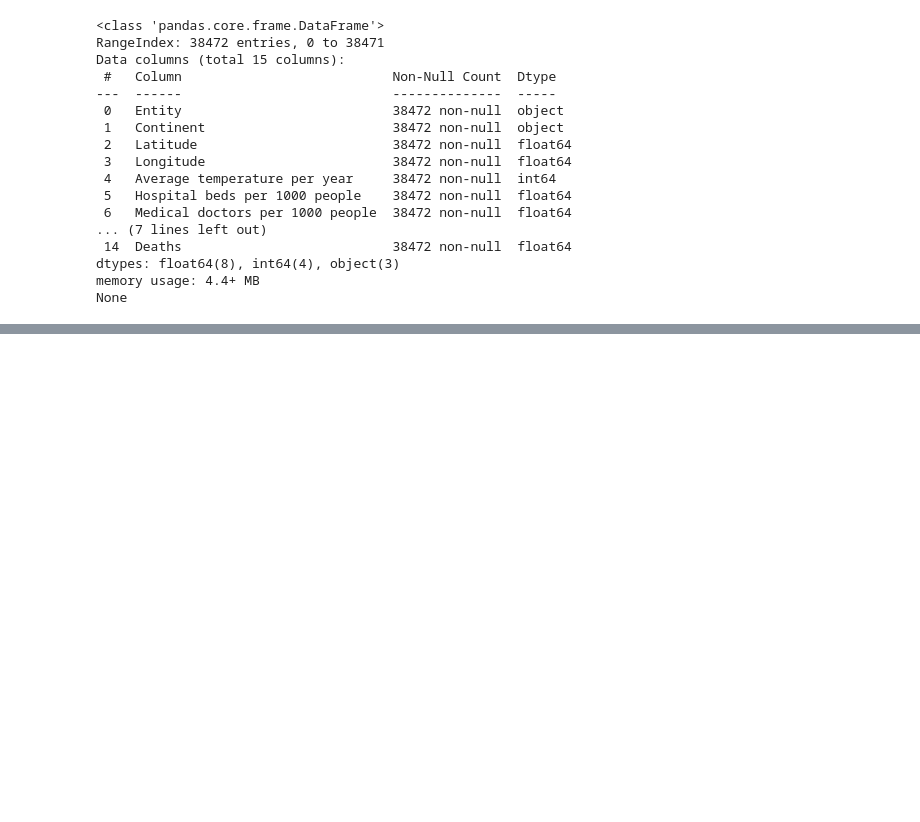
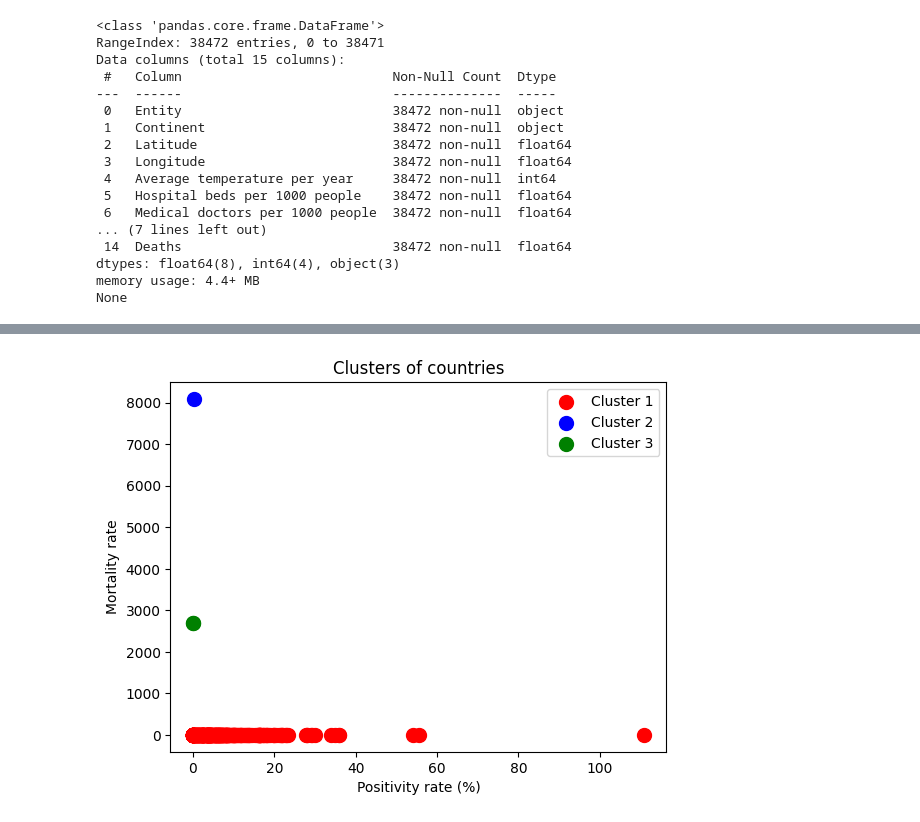
Before and after one commit to MichaelChios/Data-Mining-Project, a Jupyter notebook: ask2.ipynb, the cells around one changed output, grey strips where cells are left out. Drawn from its saved outputs; the diff is of its cells as text; code cells hidden in the pictures; blank space fills up the shorter version.

```diff
--- a/ask2.ipynb
+++ b/ask2.ipynb
@@ -98,2 +114,20 @@ See the caveats in the documentation: https://pandas.pydata.org/pandas-docs/stab
 [figure]
+# %%
+# Function to plot the clusters
+def clustering(var):
+    # From the elbow method we can see that the optimal number of clusters is 3
+    kmeans = KMeans(n_clusters = 3, init = 'k-means++', random_state = 42)
+    y_kmeans = kmeans.fit_predict(var)
+    plt.scatter(var[y_kmeans == 0, 0], var[y_kmeans == 0, 1], s = 100, c = 'red', label = 'Cluster 1')
+    plt.scatter(var[y_kmeans == 1, 0], var[y_kmeans == 1, 1], s = 100, c = 'blue', label = 'Cluster 2')
+    plt.scatter(var[y_kmeans == 2, 0], var[y_kmeans == 2, 1], s = 100, c = 'green', label = 'Cluster 3')
+    plt.title('Clusters of countries')
+    plt.xlabel('Positivity rate (%)')
+    plt.ylabel('Mortality rate')
+    plt.legend()
+    plt.show()
+
+clustering(indVar)
+# %% [output]
+[figure, added]
 # %%
```
Also changed, not shown: parts of 5 cells of this notebook, 1 other file.
